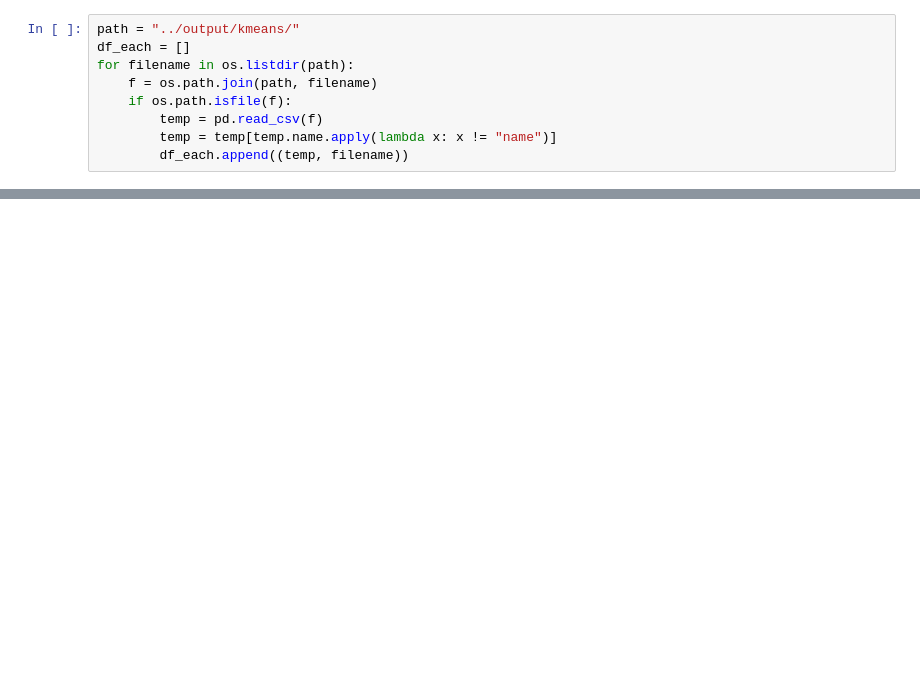
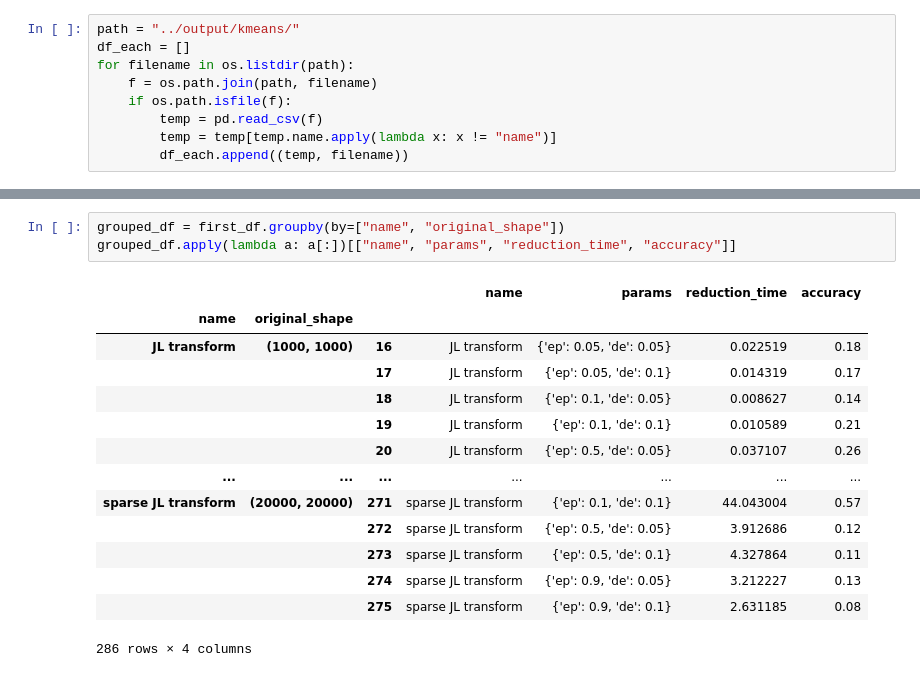
Before and after one commit to bhumsoonjun/data-sci-proj, a Jupyter notebook: analysis/kmeans_analysis.ipynb, the cells around one changed output, grey strips where cells are left out. Cells and saved outputs as stored; diff of their text form; blank space fills up the shorter version.

```diff
--- a/analysis/kmeans_analysis.ipynb
+++ b/analysis/kmeans_analysis.ipynb
@@ -121,0 +43,18 @@ minops(10000000000, 0)
+# %%
+grouped_df = first_df.groupby(by=["name", "original_shape"])
+grouped_df.apply(lambda a: a[:])[["name", "params", "reduction_time", "accuracy"]]
+# %% [output]
+|  |  |  | name | params | reduction_time | accuracy |
+| name | original_shape |  |  |  |  |  |
+| JL transform | (1000, 1000) | 16 | JL transform | {'ep': 0.05, 'de': 0.05} | 0.022519 | 0.18 |
+|  |  | 17 | JL transform | {'ep': 0.05, 'de': 0.1} | 0.014319 | 0.17 |
+|  |  | 18 | JL transform | {'ep': 0.1, 'de': 0.05} | 0.008627 | 0.14 |
+|  |  | 19 | JL transform | {'ep': 0.1, 'de': 0.1} | 0.010589 | 0.21 |
+|  |  | 20 | JL transform | {'ep': 0.5, 'de': 0.05} | 0.037107 | 0.26 |
+| ... | ... | ... | ... | ... | ... | ... |
+| sparse JL transform | (20000, 20000) | 271 | sparse JL transform | {'ep': 0.1, 'de': 0.1} | 44.043004 | 0.57 |
+|  |  | 272 | sparse JL transform | {'ep': 0.5, 'de': 0.05} | 3.912686 | 0.12 |
+|  |  | 273 | sparse JL transform | {'ep': 0.5, 'de': 0.1} | 4.327864 | 0.11 |
+|  |  | 274 | sparse JL transform | {'ep': 0.9, 'de': 0.05} | 3.212227 | 0.13 |
+|  |  | 275 | sparse JL transform | {'ep': 0.9, 'de': 0.1} | 2.631185 | 0.08 |
+286 rows × 4 columns
```
Also changed, not shown: parts of 22 cells of this notebook, 39 other files.
